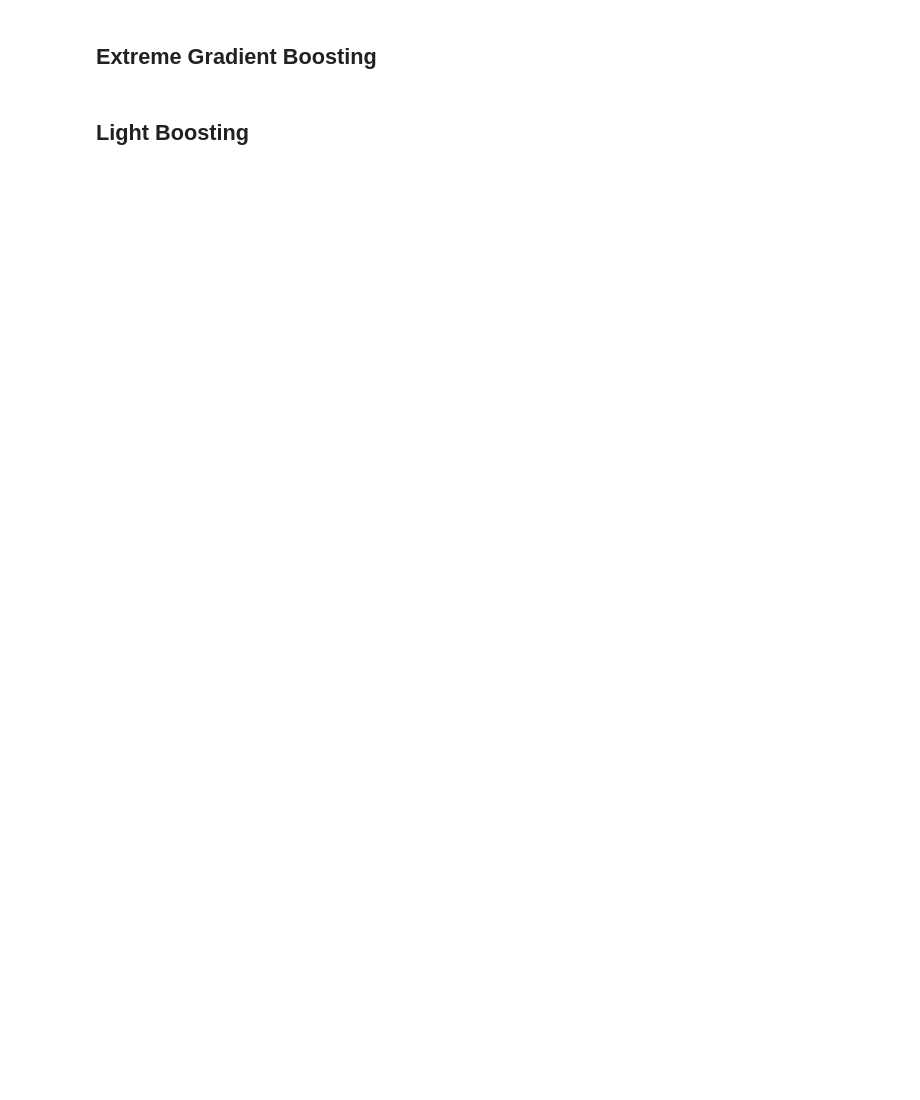
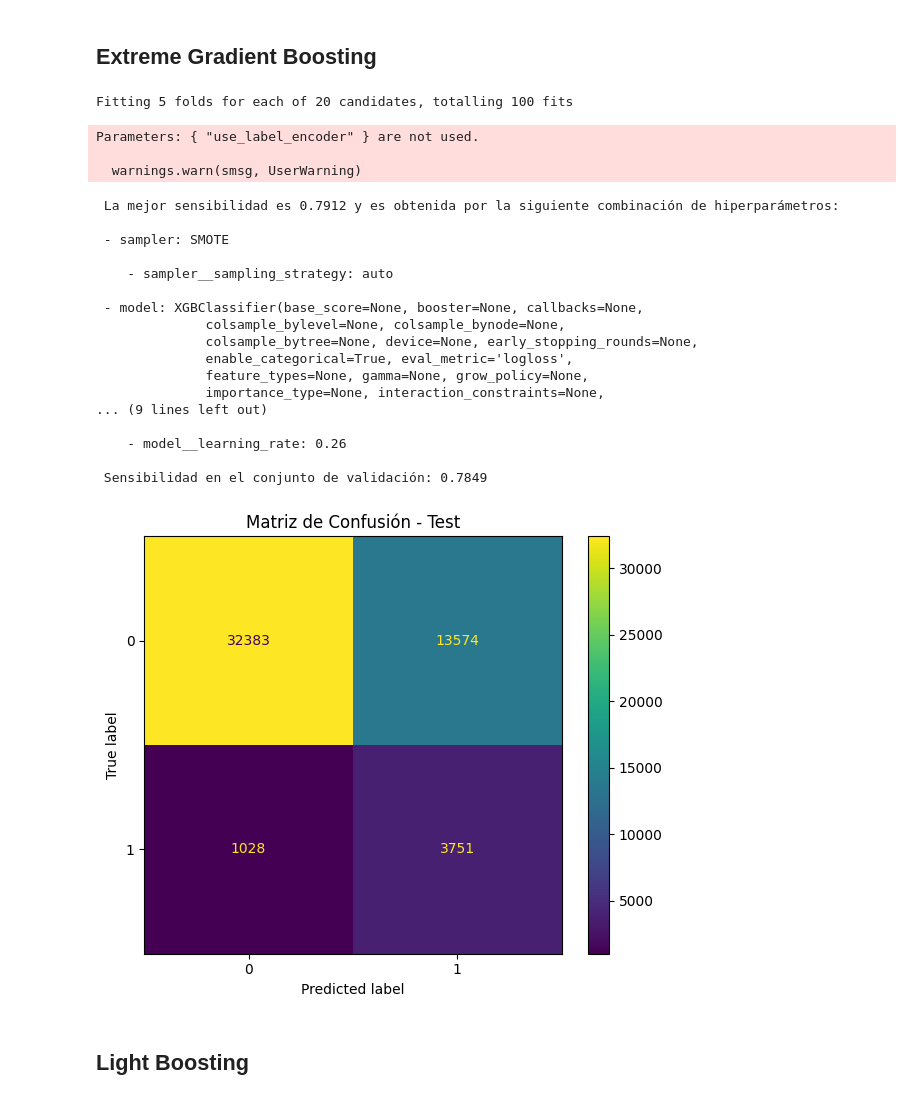
Before and after one commit to Raul-Ramirez-Barragan/Trabajo-de-Fin-de-Grado, a Jupyter notebook: TFG.ipynb, the cells around one changed output. Saved outputs shown, nothing was run; the diff lists cells and outputs as text; code cells hidden in the pictures; blank space fills up the shorter version.

```diff
--- a/TFG.ipynb
+++ b/TFG.ipynb
@@ -342,42 +506,65 @@ plt.show()
 ## Extreme Gradient Boosting
 # %%
 pipeline = Pipeline(steps=[
-    ('sampler', SMOTE()),
-    ('model', XGBClassifier())
+    ('sampler', 'passthrough'),
+    ('model', XGBClassifier(random_state=100473899))
 ])
 
 param_grid = {
-    'sampler': [SMOTE(), NearMiss()],
+    'sampler': [SMOTE(random_state=100473899), NearMiss()],
     'sampler__sampling_strategy': ['auto', 0.7, 0.8],
-    'model': [XGBClassifier(enable_categorical=True, use_label_encoder=False, eval_metric='logloss')],
+    'model': [XGBClassifier(enable_categorical=True, use_label_encoder=False, eval_metric='logloss', random_state=100473899)],
     'model__max_depth': [3, 5, 7, 10],
     'model__n_estimators': np.arange(100, 1001, 50),
     'model__learning_rate': np.arange(0.01, 0.31, 0.05)
 }
 
 kf = KFold(n_splits=5, shuffle=True, random_state=100473899)
 random_search = RandomizedSearchCV(pipeline, param_distributions=param_grid, n_iter=20, cv=kf, scoring='recall', verbose=1, random_state=100473899, n_jobs=-1)
 random_search.fit(X_autoevaluation_train, y_autoevaluation_train)
 
 print("\n",f"La mejor sensibilidad es {random_search.best_score_:.4f} y es obtenida por la siguiente combinación de hiperparámetros:")
 print("\n",f"- sampler: {type(random_search.best_params_['sampler']).__name__}")
 print("\n",f"   - {'sampler__sampling_strategy':}: {random_search.best_params_['sampler__sampling_strategy']}")
 print("\n",f"- {'model':}: {random_search.best_params_['model']}")
 print("\n",f"   - {'model__max_depth':}: {random_search.best_params_['model__max_depth']}")
 print("\n",f"   - {'model__n_estimators':}: {random_search.best_params_['model__n_estimators']}")
 print("\n",f"   - {'model__learning_rate':}: {random_search.best_params_['model__learning_rate']}")
 
 best_autoevaluation_model = random_search.best_estimator_
 y_autoevaluation_pred = best_autoevaluation_model.predict(X_autoevaluation_test)
 recall_test = recall_score(y_autoevaluation_test, y_autoevaluation_pred)
 print("\n",f"Sensibilidad en el conjunto de validación: {recall_test:.4f}","\n")
 
 cm_test = confusion_matrix(y_autoevaluation_test, y_autoevaluation_pred)
 fig, ax = plt.subplots(figsize=(6, 5))
 ConfusionMatrixDisplay(cm_test).plot(ax=ax)
 ax.set_title("Matriz de Confusión - Test")
 plt.tight_layout()
 plt.show()
+# %% [output]
+Fitting 5 folds for each of 20 candidates, totalling 100 fits
+Parameters: { "use_label_encoder" } are not used.
+
+  warnings.warn(smsg, UserWarning)
+ La mejor sensibilidad es 0.7912 y es obtenida por la siguiente combinación de hiperparámetros:
+
+ - sampler: SMOTE
+
+    - sampler__sampling_strategy: auto
+
+ - model: XGBClassifier(base_score=None, booster=None, callbacks=None,
+              colsample_bylevel=None, colsample_bynode=None,
+              colsample_bytree=None, device=None, early_stopping_rounds=None,
+              enable_categorical=True, eval_metric='logloss',
+              feature_types=None, gamma=None, grow_policy=None,
+              importance_type=None, interaction_constraints=None,
+... (9 lines left out)
+
+    - model__learning_rate: 0.26
+
+ Sensibilidad en el conjunto de validación: 0.7849
+[figure, added]
 # %% [markdown]
 ## Light Boosting
 # %%
```
Also changed, not shown: parts of 23 cells of this notebook.
